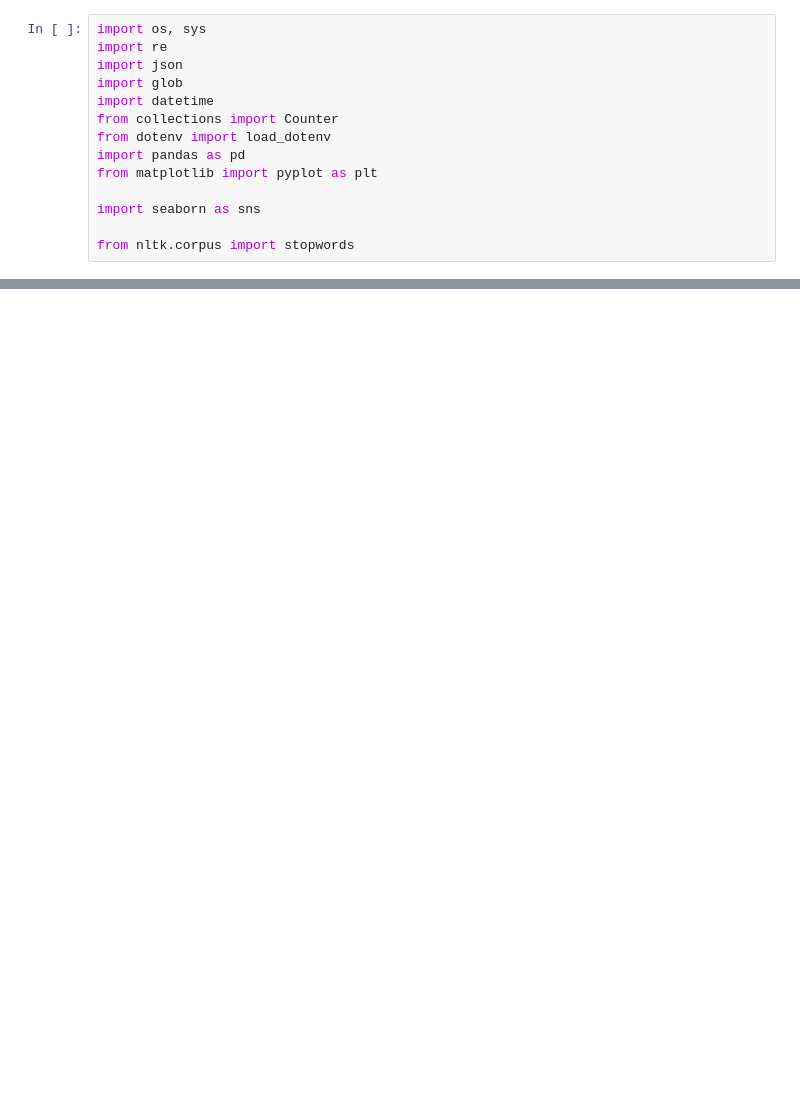
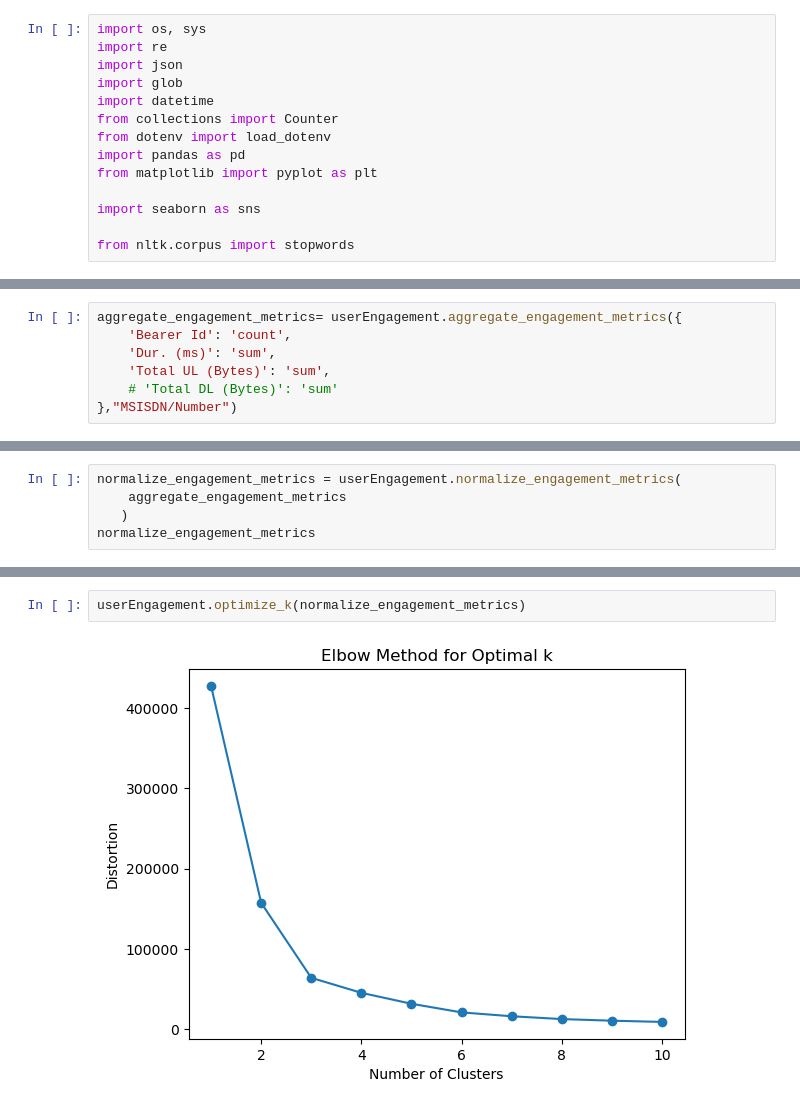
Before and after one commit to jadmassu/tellco, a Jupyter notebook: notbook/user_behaviour_analysis.ipynb, the cells around one changed output, grey strips where cells are left out. Drawn from its saved outputs; the diff is of its cells as text; blank space fills up the shorter version.

```diff
--- a/notbook/user_behaviour_analysis.ipynb
+++ b/notbook/user_behaviour_analysis.ipynb
@@ -28,0 +32,7 @@ Database connection established successfully.
+# %%
+aggregate_engagement_metrics= userEngagement.aggregate_engagement_metrics({
+    'Bearer Id': 'count',
+    'Dur. (ms)': 'sum',
+    'Total UL (Bytes)': 'sum',
+    # 'Total DL (Bytes)': 'sum'
+},"MSISDN/Number")
@@ -28,0 +88,5 @@ Database connection established successfully.
+# %%
+normalize_engagement_metrics = userEngagement.normalize_engagement_metrics(
+    aggregate_engagement_metrics
+   )
+normalize_engagement_metrics
@@ -28,0 +150,4 @@ Database connection established successfully.
+# %%
+userEngagement.optimize_k(normalize_engagement_metrics)
+# %% [output]
+[figure, added]
```
Also changed, not shown: parts of 14 cells of this notebook, 1 other file.
